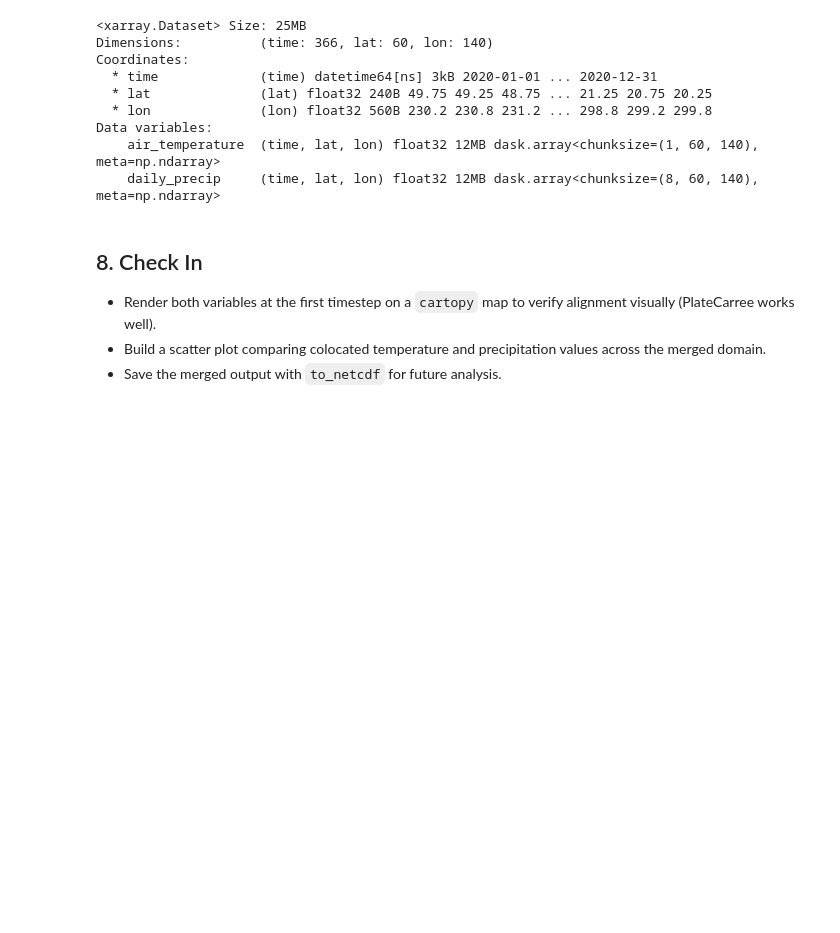
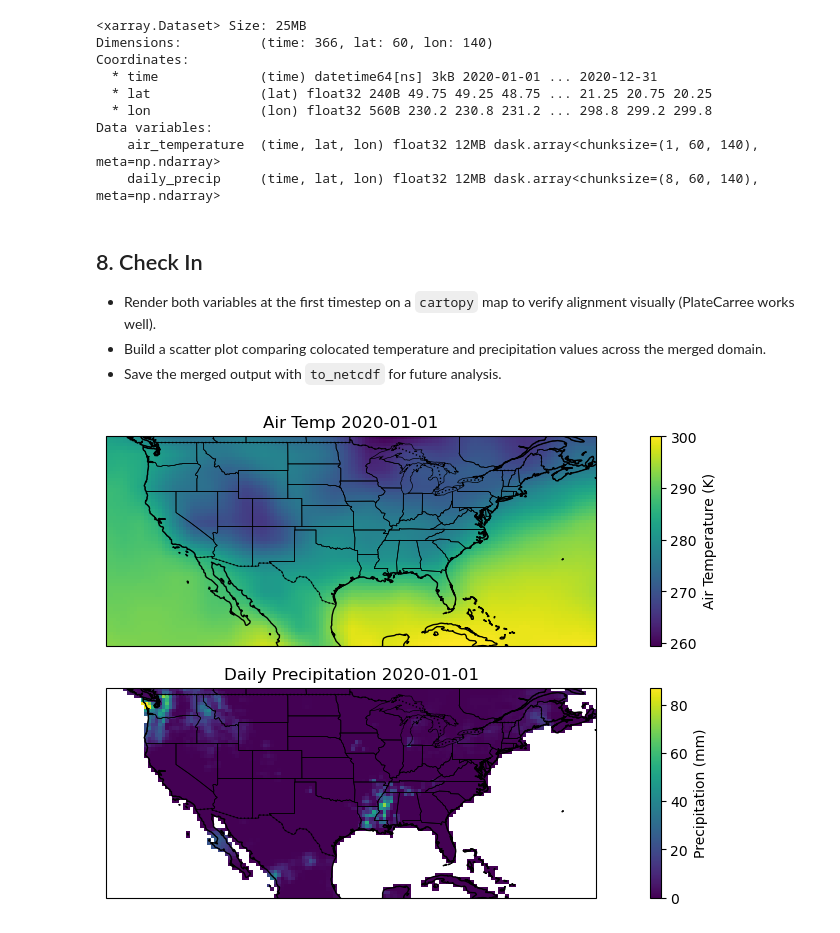
Before and after one commit to atmsillinois/ATMS-523-Module-3-CheckIn, a Jupyter notebook: notebooks/merge_climate_datasets_exercise.ipynb, the cells around one changed output. Saved outputs shown, nothing was run; the diff lists cells and outputs as text; code cells hidden in the pictures; blank space fills up the shorter version.

```diff
--- a/notebooks/merge_climate_datasets_exercise.ipynb
+++ b/notebooks/merge_climate_datasets_exercise.ipynb
@@ -107,3 +107,42 @@ Data variables:
 - Render both variables at the first timestep on a `cartopy` map to verify alignment visually (PlateCarree works well).
 - Build a scatter plot comparing colocated temperature and precipitation values across the merged domain.
 - Save the merged output with `to_netcdf` for future analysis.
+# %%
+import matplotlib.pyplot as plt
+import cartopy.crs as ccrs
+import cartopy.feature as cfeature
+import numpy as np
+
+data_for_first_graph = merged.sel(time="2020-01-01")
+fig, axes = plt.subplots(
+    2, 1, figsize=(14, 6), subplot_kw={"projection": ccrs.PlateCarree()}
+)
+ax0 = axes[0]
+data_for_first_graph["air_temperature"].plot.pcolormesh(
+    ax=ax0,
+    transform=ccrs.PlateCarree(),
+    x="lon",
+    y="lat",
+    cbar_kwargs={"label": "Air Temperature (K)"},
+)
+ax0.set_title(f"Air Temp {data_for_first_graph.time.dt.strftime('%Y-%m-%d').item()}")
+ax0.coastlines()
+ax0.add_feature(cfeature.BORDERS, linestyle=":")
+ax0.add_feature(cfeature.STATES, linewidth=0.5)
+ax1 = axes[1]
+data_for_first_graph["daily_precip"].plot.pcolormesh(
+    ax=ax1,
+    transform=ccrs.PlateCarree(),
+    x="lon",
+    y="lat",
+    cbar_kwargs={"label": "Precipitation (mm)"},
+)
+ax1.set_title(
+    f"Daily Precipitation {data_for_first_graph.time.dt.strftime('%Y-%m-%d').item()}"
+)
+ax1.coastlines()
+ax1.add_feature(cfeature.BORDERS, linestyle=":")
+ax1.add_feature(cfeature.STATES, linewidth=0.5)
+plt.show()
+# %% [output]
+[figure, added]
```
Also changed, not shown: parts of 1 cell of this notebook, 1 other file.
